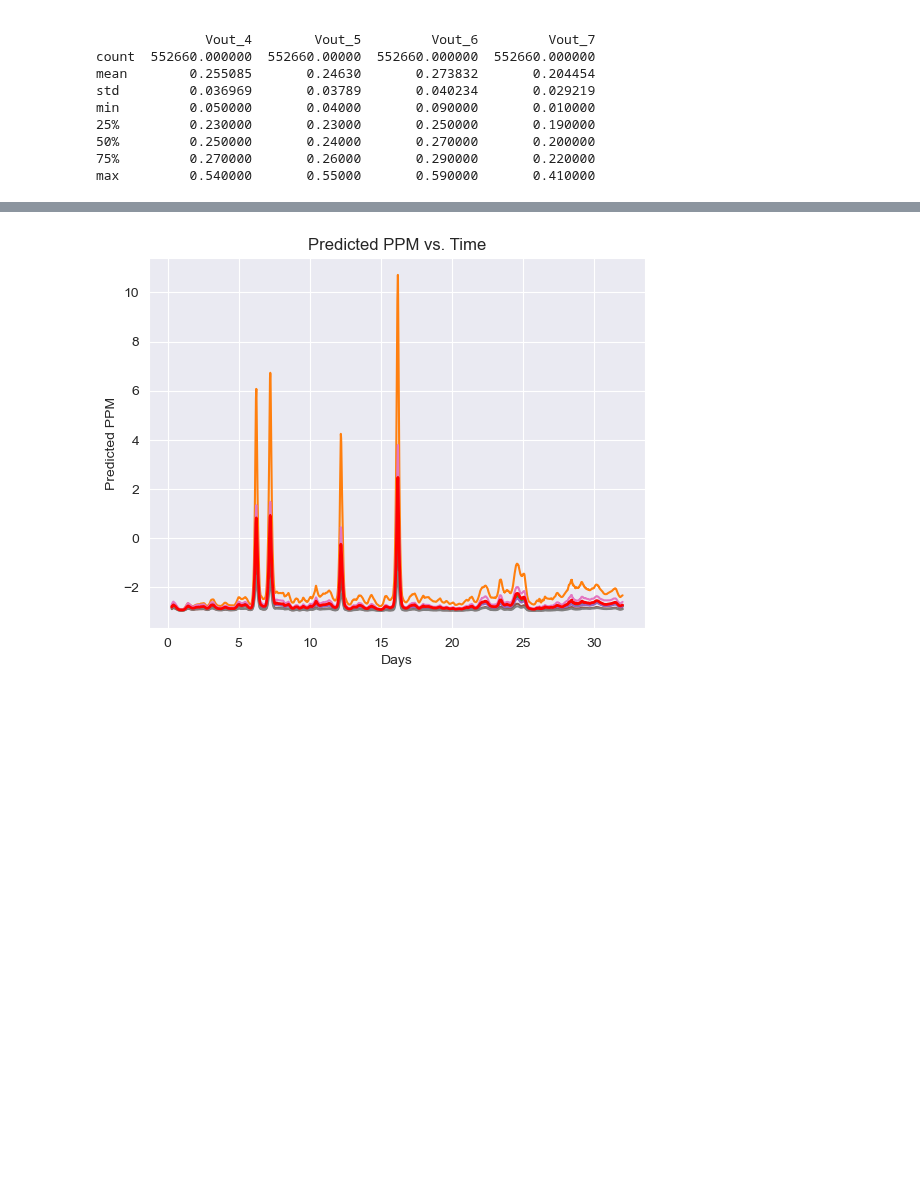
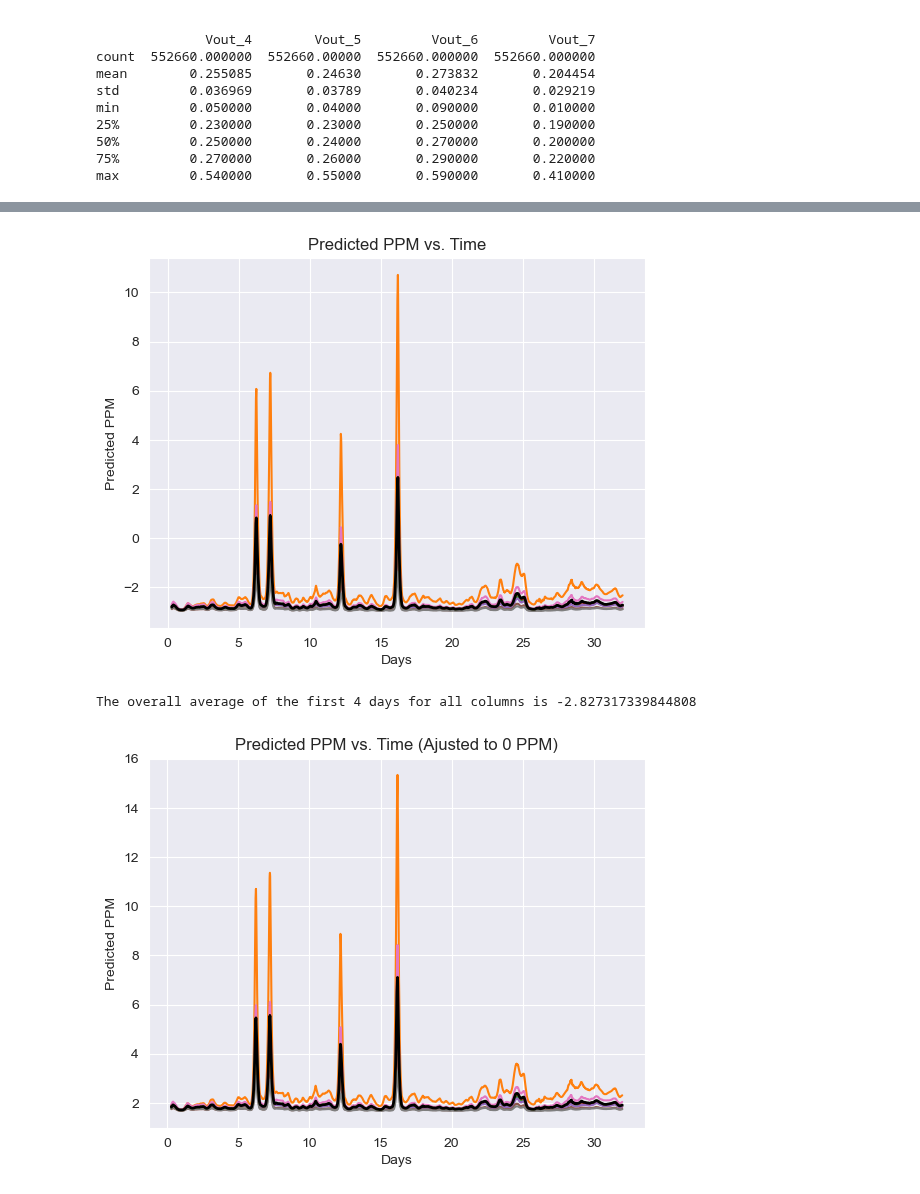
Before and after one commit to Coopsims/MethaneDataScience, a Jupyter notebook: Ben's Analysis/MonthLongTestAnalysis.ipynb, the cells around one changed output, grey strips where cells are left out. Drawn from its saved outputs; the diff is of its cells as text; code cells hidden in the pictures; blank space fills up the shorter version.

```diff
--- a/Ben's Analysis/MonthLongTestAnalysis.ipynb
+++ b/Ben's Analysis/MonthLongTestAnalysis.ipynb
@@ -224,22 +224,51 @@ new_df['Days'] = df['Days']
 # %%
 # List of columns to plot (all columns that start with 'funkEQ_result_')
 funkEQ_result_columns = [col for col in new_df.columns if 'funkEQ_result_' in col]
 
 new_df['funkEQ_result_mean'] = new_df[funkEQ_result_columns].mean(axis=1)
 
+
 # Loop through each column to plot it
 for column in funkEQ_result_columns:
-    plt.plot(new_df['Days'], new_df[column], label=column)
+    plt.plot(new_df['Days'], (new_df[column]), label=column)
 
 # Plot the red average line
-plt.plot(new_df['Days'], new_df['funkEQ_result_mean'], 'r', linewidth=2, label='Average Calculated Value')
+plt.plot(new_df['Days'], (new_df['funkEQ_result_mean']), 'k', linewidth=2, label='Average Calculated Value')
 
 
 # Plotting attributes
 plt.xlabel('Days')
 plt.ylabel('Predicted PPM')
 plt.title('Predicted PPM vs. Time')
 plt.grid(True)
 plt.show()
+# Slice the DataFrame to only include the first day
+first_4_days_df = new_df[new_df['Days'] < 1]
+
+# Calculate the mean of all columns for each of the first days
+daily_averages = first_4_days_df[funkEQ_result_columns].mean(axis=1)
+
+# Calculate the overall average for the first day
+overall_average_first_4_days = daily_averages.mean()
+print(f"The overall average of the first 4 days for all columns is {overall_average_first_4_days}")
+
+# This will need to be recorded while sensor are being installed or some
+Site_Measured_PPM = 1.8
+
+# Loop through each column to plot it
+for column in funkEQ_result_columns:
+    plt.plot(new_df['Days'], (new_df[column]+Site_Measured_PPM-overall_average_first_4_days), label=column)
+
+# Plot the red average line
+plt.plot(new_df['Days'], (new_df['funkEQ_result_mean']+Site_Measured_PPM-overall_average_first_4_days), 'k', linewidth=2, label='Average Calculated Value')
+
+# Plotting attributes
+plt.xlabel('Days')
+plt.ylabel('Predicted PPM')
+plt.title('Predicted PPM vs. Time (Ajusted to 0 PPM)')
+plt.grid(True)
+plt.show()
 # %% [output]
-[figure, old version]
+[figure, new version]
+The overall average of the first 4 days for all columns is -2.827317339844808
+[figure, added]
```
Also changed, not shown: parts of 1 cell of this notebook.
